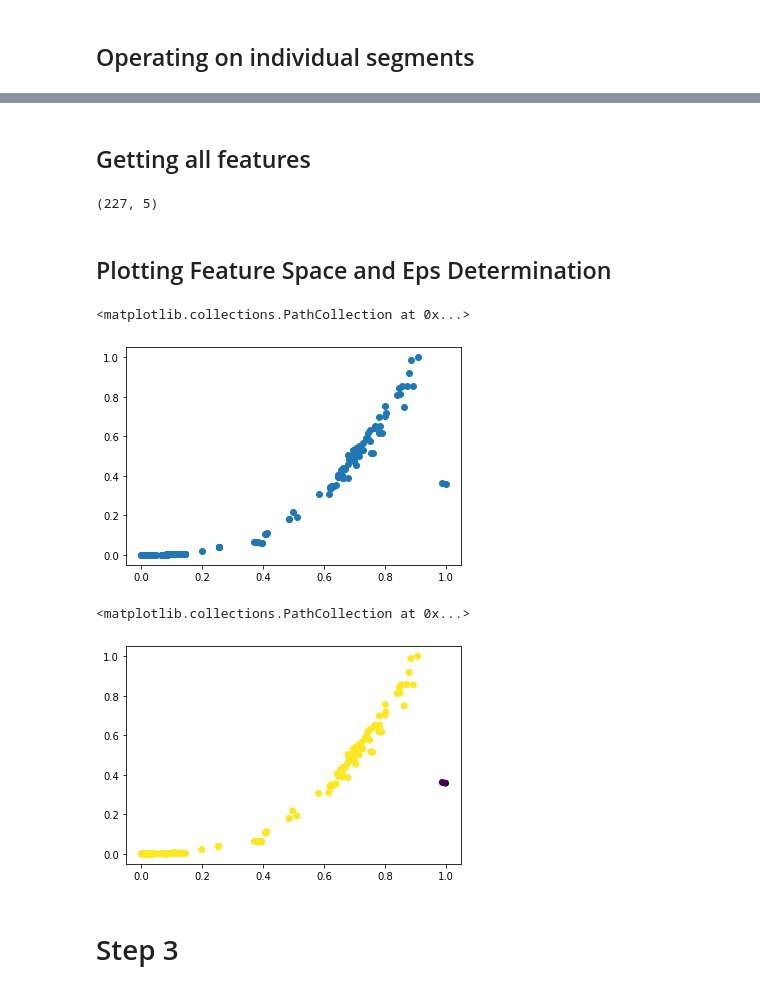
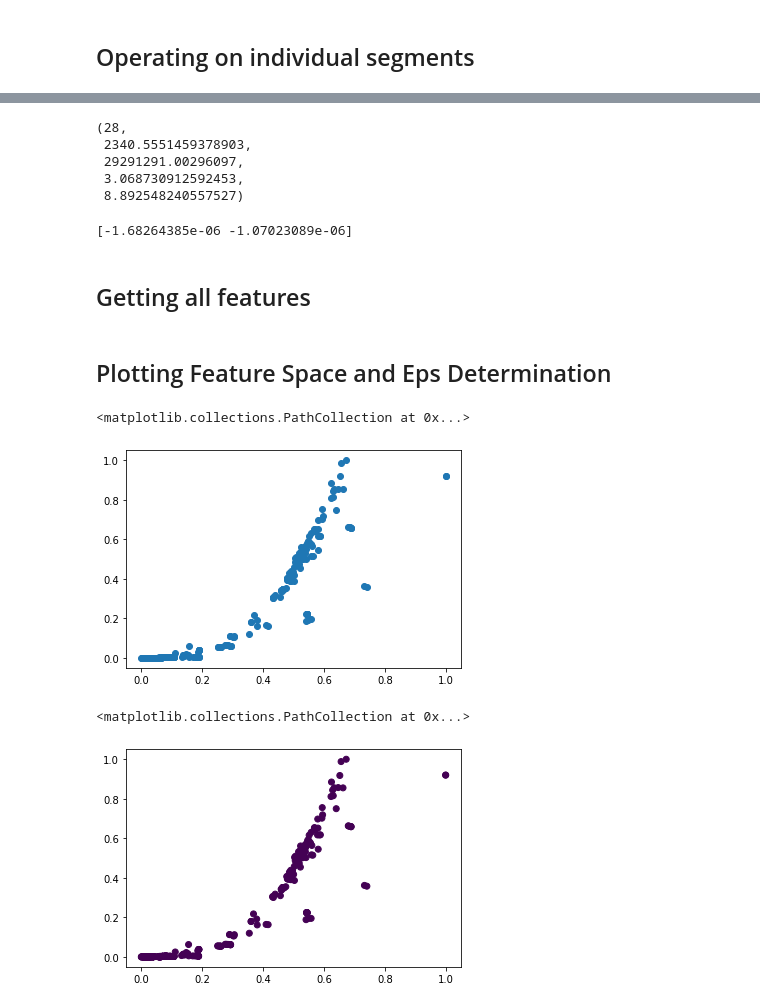
Before and after one commit to NEMS-AI/jump-detection, a Jupyter notebook: notebooks/Example_JumpDetection.ipynb, the cells around one changed output, grey strips where cells are left out. Drawn from its saved outputs; the diff is of its cells as text; code cells hidden in the pictures.

```diff
--- a/notebooks/Example_JumpDetection.ipynb
+++ b/notebooks/Example_JumpDetection.ipynb
@@ -25,7 +22,7 @@ gap_size = 50
 # %%
 processor = TimeSeriesProcessor(window_size, gap_size)
 processor.load_data("13_4_decay_exp_data.csv")
-processor.data = processor.data[0:200000,1:]
+processor.data = processor.data[0:300000,1:]
 # %%
 plt.plot(processor.data[:,1])
 plt.show()
@@ -86,14 +53,24 @@ example_measurement = segment.calculate_freq_shift(window_size)
+# %%
+segment.features
+# %% [output]
+(28,
+ 2340.5551459378903,
+ 29291291.00296097,
+ 3.068730912592453,
+ 8.892548240557527)
+# %%
+segment.calculate_freq_shift(window_size)
+print(segment.diff)
+# %% [output]
+[-1.68264385e-06 -1.07023089e-06]
 # %% [markdown]
 ## Getting all features
 # %%
 jump_features = processor.get_all_features()
-print(jump_features.shape)
-# %% [output]
-(227, 5)
 # %% [markdown]
 ## Plotting Feature Space and Eps Determination
 # %%
 plt.scatter(jump_features[:,1],jump_features[:,2])
 # %% [output]
 <matplotlib.collections.PathCollection at 0x...>
-[figure, old version]
+[figure, new version]
@@ -103,7 +77,7 @@ labels = get_class_labels(jump_features, 2*eps)
 # %%
+eps = get_eps(jump_features)
+labels = get_class_labels(jump_features, eps)
 plt.scatter(jump_features[:,1],jump_features[:,2], c = labels)
 # %% [output]
 <matplotlib.collections.PathCollection at 0x...>
-[figure, old version]
+[figure, new version]
-# %% [markdown]
-# Step 3
```
Also changed, not shown: parts of 18 cells of this notebook, 1 other file.
